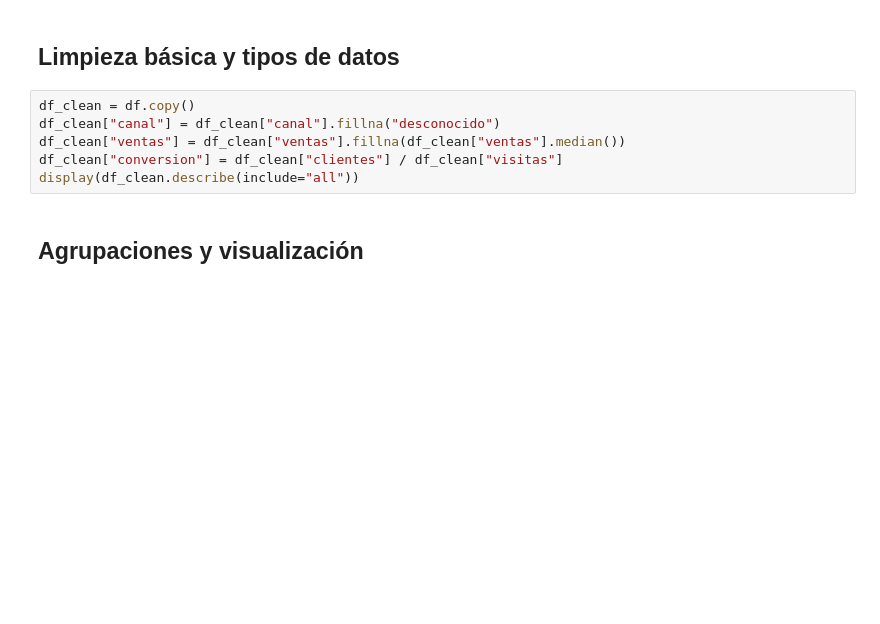
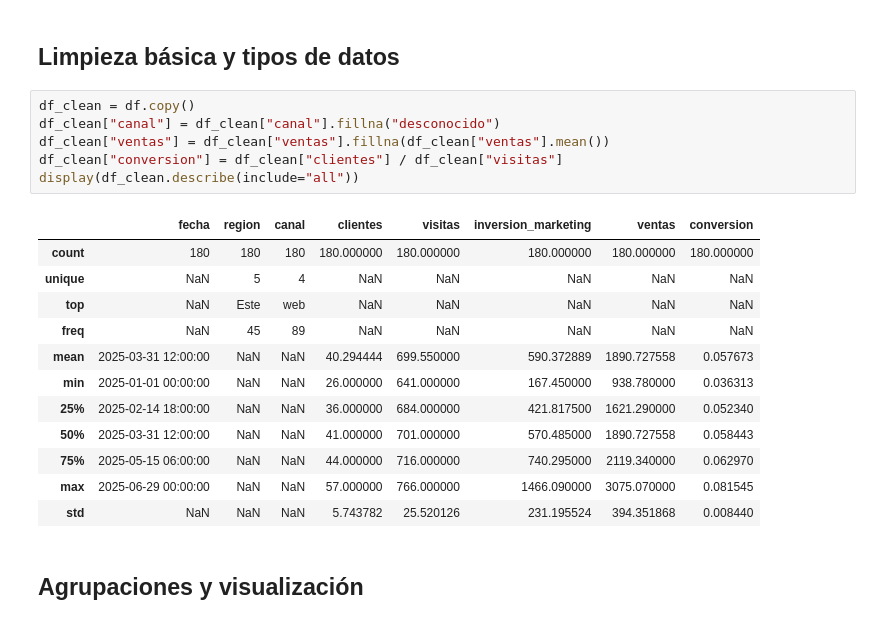
Before and after one commit to raquelmartins98/cuaderno_datos, a Jupyter notebook: notebooks/01_bloque_I_iniciacion_python_eda.ipynb, the cells around one changed output. Drawn from its saved outputs; the diff is of its cells as text; blank space fills up the shorter version.

```diff
--- a/notebooks/01_bloque_I_iniciacion_python_eda.ipynb
+++ b/notebooks/01_bloque_I_iniciacion_python_eda.ipynb
@@ -32,9 +53,22 @@ df.info()
 # %%
 df_clean = df.copy()
 df_clean["canal"] = df_clean["canal"].fillna("desconocido")
-df_clean["ventas"] = df_clean["ventas"].fillna(df_clean["ventas"].median())
+df_clean["ventas"] = df_clean["ventas"].fillna(df_clean["ventas"].mean())
 df_clean["conversion"] = df_clean["clientes"] / df_clean["visitas"]
 display(df_clean.describe(include="all"))
+# %% [output]
+|  | fecha | region | canal | clientes | visitas | inversion_marketing | ventas | conversion |
+| count | 180 | 180 | 180 | 180.000000 | 180.000000 | 180.000000 | 180.000000 | 180.000000 |
+| unique | NaN | 5 | 4 | NaN | NaN | NaN | NaN | NaN |
+| top | NaN | Este | web | NaN | NaN | NaN | NaN | NaN |
+| freq | NaN | 45 | 89 | NaN | NaN | NaN | NaN | NaN |
+| mean | 2025-03-31 12:00:00 | NaN | NaN | 40.294444 | 699.550000 | 590.372889 | 1890.727558 | 0.057673 |
+| min | 2025-01-01 00:00:00 | NaN | NaN | 26.000000 | 641.000000 | 167.450000 | 938.780000 | 0.036313 |
+| 25% | 2025-02-14 18:00:00 | NaN | NaN | 36.000000 | 684.000000 | 421.817500 | 1621.290000 | 0.052340 |
+| 50% | 2025-03-31 12:00:00 | NaN | NaN | 41.000000 | 701.000000 | 570.485000 | 1890.727558 | 0.058443 |
+| 75% | 2025-05-15 06:00:00 | NaN | NaN | 44.000000 | 716.000000 | 740.295000 | 2119.340000 | 0.062970 |
+| max | 2025-06-29 00:00:00 | NaN | NaN | 57.000000 | 766.000000 | 1466.090000 | 3075.070000 | 0.081545 |
+| std | NaN | NaN | NaN | 5.743782 | 25.520126 | 231.195524 | 394.351868 | 0.008440 |
 # %% [markdown]
 ## Agrupaciones y visualización
 # %%
```
Also changed, not shown: parts of 3 cells of this notebook, 1 other file.
